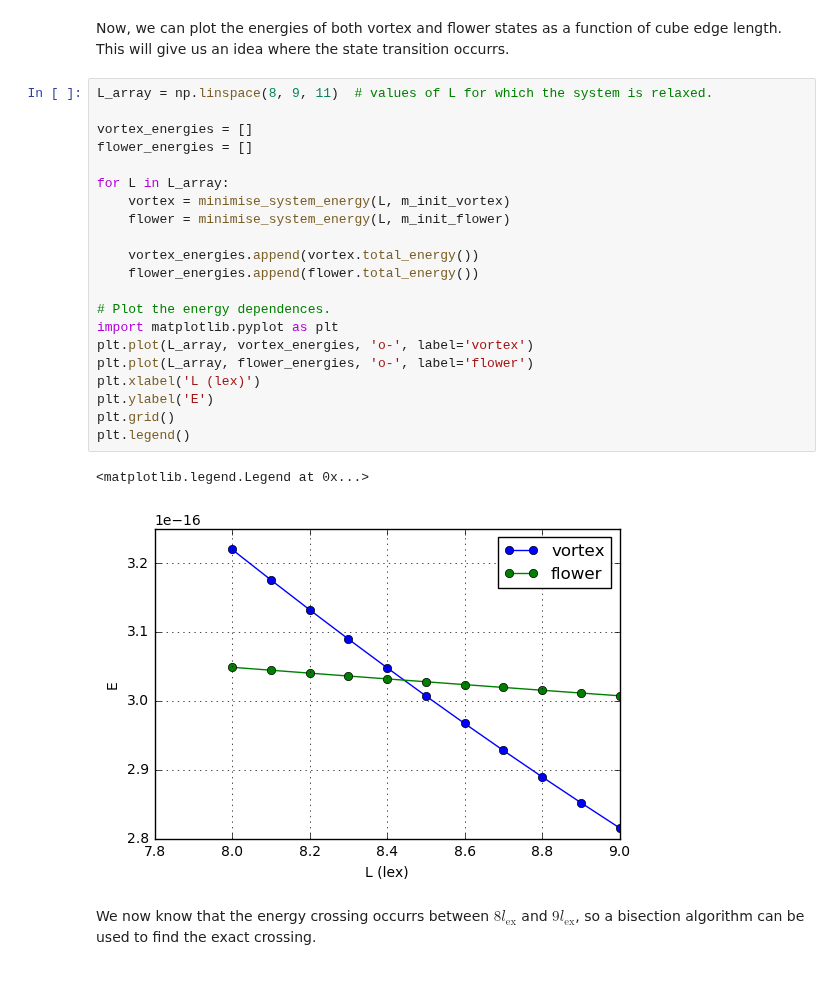
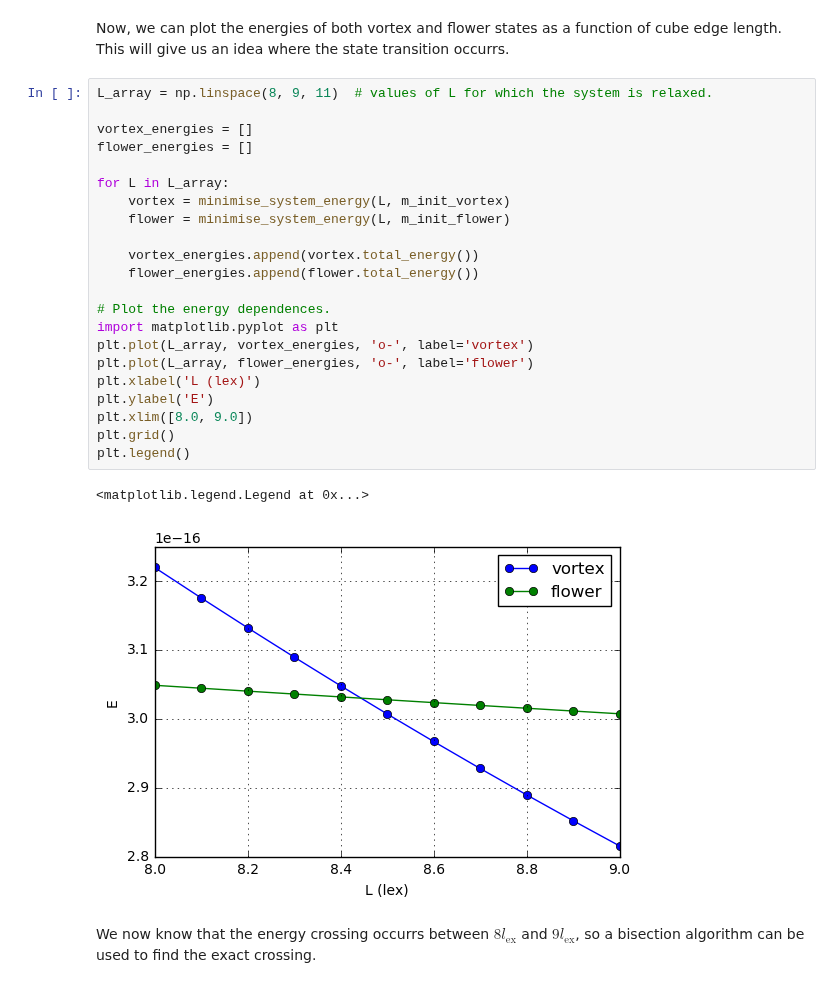
Before and after one commit to ubermag/oommfc, a Jupyter notebook: docs/ipynb/standard_problem3.ipynb, the cells around one changed output. Saved outputs shown, nothing was run; the diff lists cells and outputs as text.

```diff
--- a/docs/ipynb/standard_problem3.ipynb
+++ b/docs/ipynb/standard_problem3.ipynb
@@ -114,27 +114,28 @@ Now, we can plot the energies of both vortex and flower states as a function of
 # %%
 L_array = np.linspace(8, 9, 11)  # values of L for which the system is relaxed.
 
 vortex_energies = []
 flower_energies = []
 
 for L in L_array:
     vortex = minimise_system_energy(L, m_init_vortex)
     flower = minimise_system_energy(L, m_init_flower)
 
     vortex_energies.append(vortex.total_energy())
     flower_energies.append(flower.total_energy())
 
 # Plot the energy dependences.
 import matplotlib.pyplot as plt
 plt.plot(L_array, vortex_energies, 'o-', label='vortex')
 plt.plot(L_array, flower_energies, 'o-', label='flower')
 plt.xlabel('L (lex)')
 plt.ylabel('E')
+plt.xlim([8.0, 9.0])
 plt.grid()
 plt.legend()
 # %% [output]
 <matplotlib.legend.Legend at 0x...>
-[figure, old version]
+[figure, new version]
 # %% [markdown]
 We now know that the energy crossing occurrs between $8l_\text{ex}$ and $9l_\text{ex}$, so a bisection algorithm can be used to find the exact crossing.
 # %%
```
Also changed, not shown: parts of 9 cells of this notebook, 2 other files.
